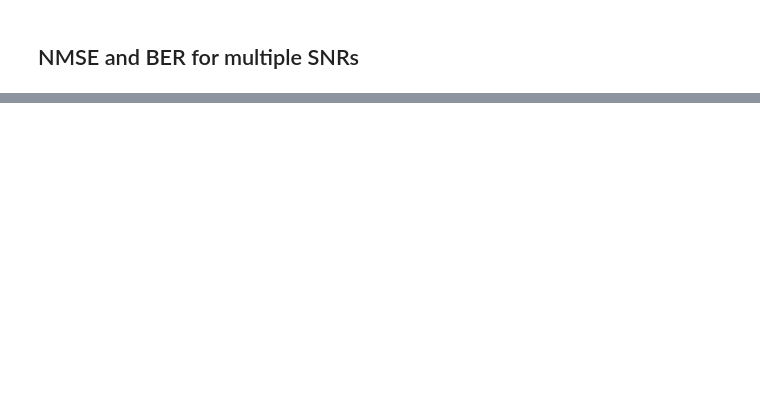
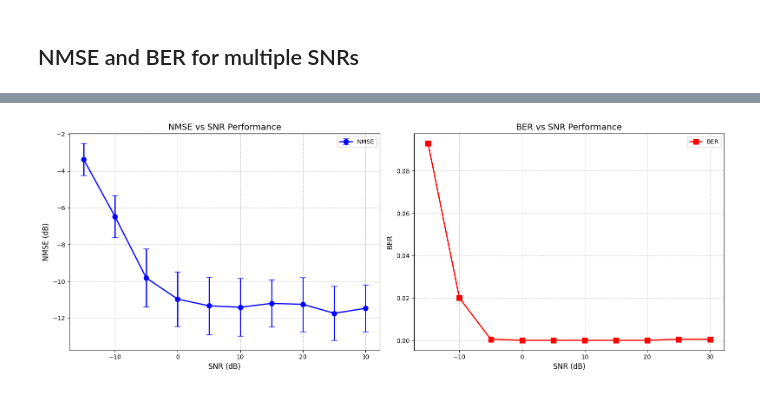
Before and after one commit to NamanGupta-0509/ProbabilisticML, a Jupyter notebook: Classification/class.ipynb, the cells around one changed output, grey strips where cells are left out. Saved outputs shown, nothing was run; the diff lists cells and outputs as text; code cells hidden in the pictures; blank space fills up the shorter version.

```diff
--- a/Classification/class.ipynb
+++ b/Classification/class.ipynb
@@ -164,7 +179,7 @@ def get_NMSE(N, M, sigma):
     noise = np.random.normal(0, sigma, N)
     R = H @ x_true + noise  # Single observed data point
 
-    Y = R*0
+    Y = np.zeros(len(R), dtype=int)  # Initialize Y as integer array
     for i in range(len(R)):
         if R[i] >= 0:
             Y[i] = 1
@@ -193,17 +208,20 @@ def get_NMSE(N, M, sigma):
 
     return NMSE_dB, BER
 # %%
-NMSE_dict = {}
+NMSE_mean_dict = {}
+NMSE_std_dict = {}
 BER_dict = {}
-for sigma_i in range(len(sigma_list)):
+for sigma_i in range(len(snr_ranges)):
     NMSE_total = []
     BER_total = []
-    K = 100
+    K = 100                      # No. of iterations
     for i in range(K):
         NMSE, BER = get_NMSE(N=128, M=20, sigma=sigma_list[sigma_i])
         NMSE_total.append(NMSE)
         BER_total.append(BER)
 
-    NMSE_dict[snr_ranges[sigma_i]] = sum(NMSE_total)/len(NMSE_total)
-    BER_dict[snr_ranges[sigma_i]] = sum(BER_total)/len(BER_total)
+    # Calculate mean and standard deviation for NMSE
+    NMSE_mean_dict[snr_ranges[sigma_i]] = np.mean(NMSE_total)
+    NMSE_std_dict[snr_ranges[sigma_i]] = np.std(NMSE_total)  # Calculate std dev
+    BER_dict[snr_ranges[sigma_i]] = np.mean(BER_total)
 # %% [output]
@@ -380,0 +301,37 @@ plt.show()
+# %%
+# Create two subplots
+fig, (ax1, ax2) = plt.subplots(1, 2, figsize=(16, 6))
+
+snr = list(NMSE_mean_dict.keys())
+nmse = list(NMSE_mean_dict.values())
+std_dev = list(NMSE_std_dict.values())  # Get list of standard deviations
+ber = list(BER_dict.values())
+
+# Plot NMSE with std dev error bars
+ax1.errorbar(snr, nmse,
+             yerr=std_dev,  # Simply use the standard deviation values
+             marker='o', linestyle='-', linewidth=2, markersize=8,
+             color='blue', label='NMSE', capsize=5)
+ax1.set_xlabel('SNR (dB)', fontsize=12)
+ax1.set_ylabel('NMSE (dB)', fontsize=12)
+ax1.set_title('NMSE vs SNR Performance', fontsize=14)
+ax1.grid(True, linestyle='--', alpha=0.7)
+ax1.grid(True, which='minor', linestyle=':', alpha=0.4)
+ax1.legend()
+
+# Plot BER (unchanged)
+ax2.plot(snr, ber, marker='s', linestyle='-', linewidth=2, markersize=8,
+         color='red', label='BER')
+ax2.set_xlabel('SNR (dB)', fontsize=12)
+ax2.set_ylabel('BER', fontsize=12)
+ax2.set_title('BER vs SNR Performance', fontsize=14)
+ax2.grid(True, linestyle='--', alpha=0.7)
+ax2.grid(True, which='minor', linestyle=':', alpha=0.4)
+ax2.legend()
+
+# Adjust layout to prevent label cutoff
+plt.tight_layout()
+
+plt.show()
+# %% [output]
+[figure, added]
```
Also changed, not shown: parts of 11 cells of this notebook, 1 other file.
